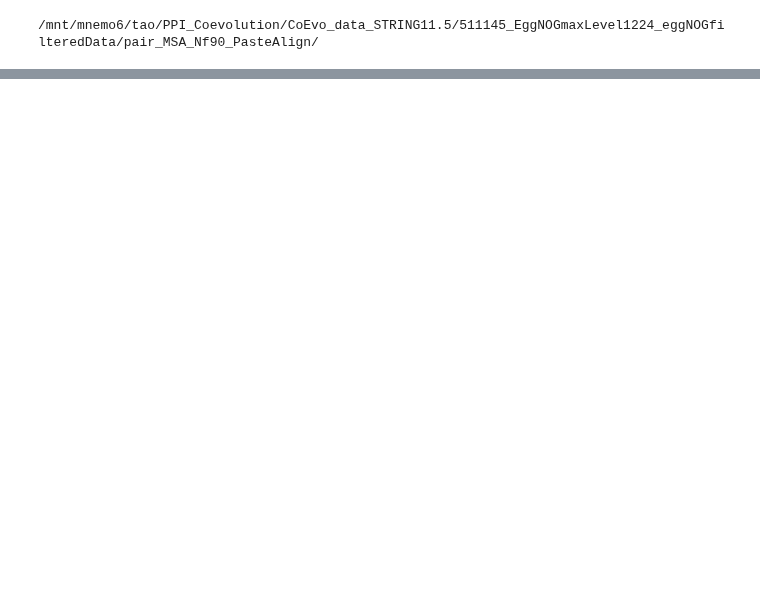
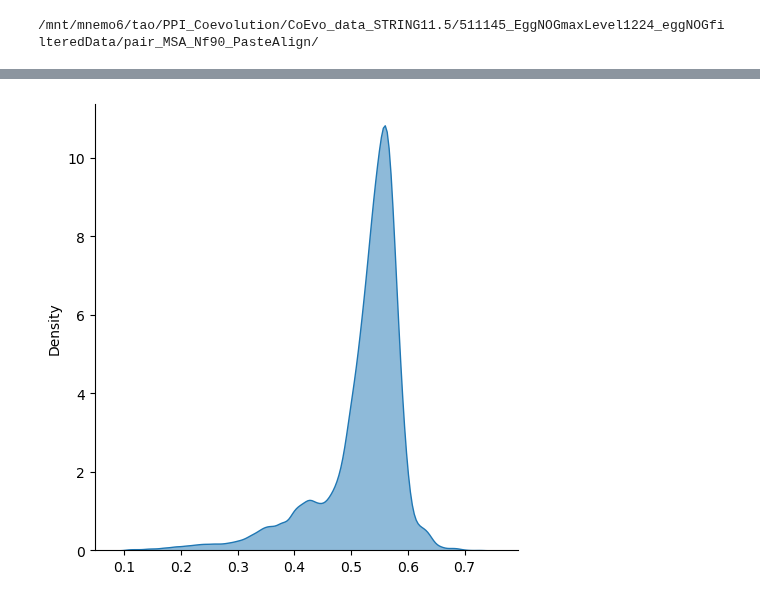
Before and after one commit to TaoDFang/PPI_Prediction_byCoevolution, a Jupyter notebook: notebooks/SR_review_comments.ipynb, the cells around one changed output, grey strips where cells are left out. Cells and saved outputs as stored; diff of their text form; code cells hidden in the pictures; blank space fills up the shorter version.

```diff
--- a/notebooks/SR_review_comments.ipynb
+++ b/notebooks/SR_review_comments.ipynb
@@ -839,0 +855,5 @@ plt.show()
+# %%
+sns.displot(msa_dists_list, alpha=0.5, kind="kde", fill=True)
+plt.show()
+# %% [output]
+[figure, added]
```
Also changed, not shown: parts of 4 cells of this notebook.
